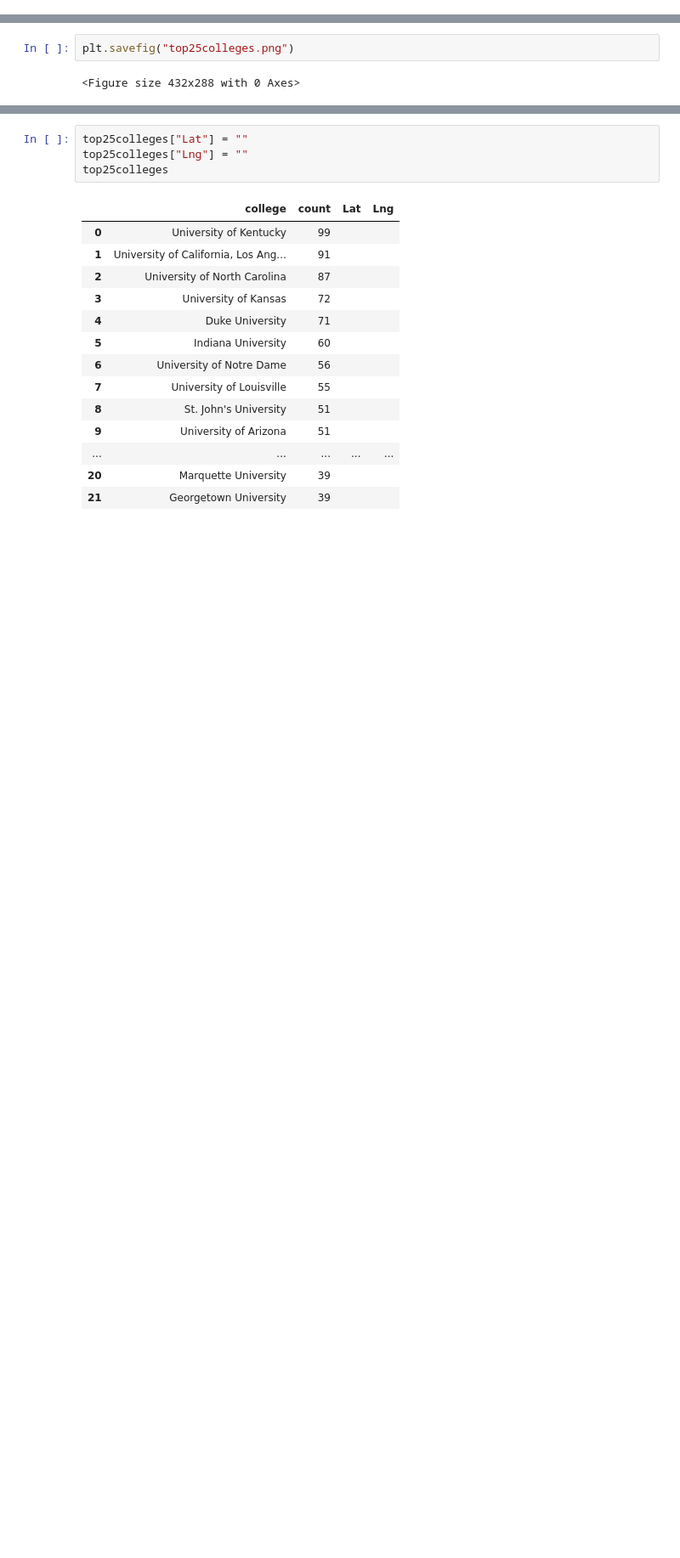
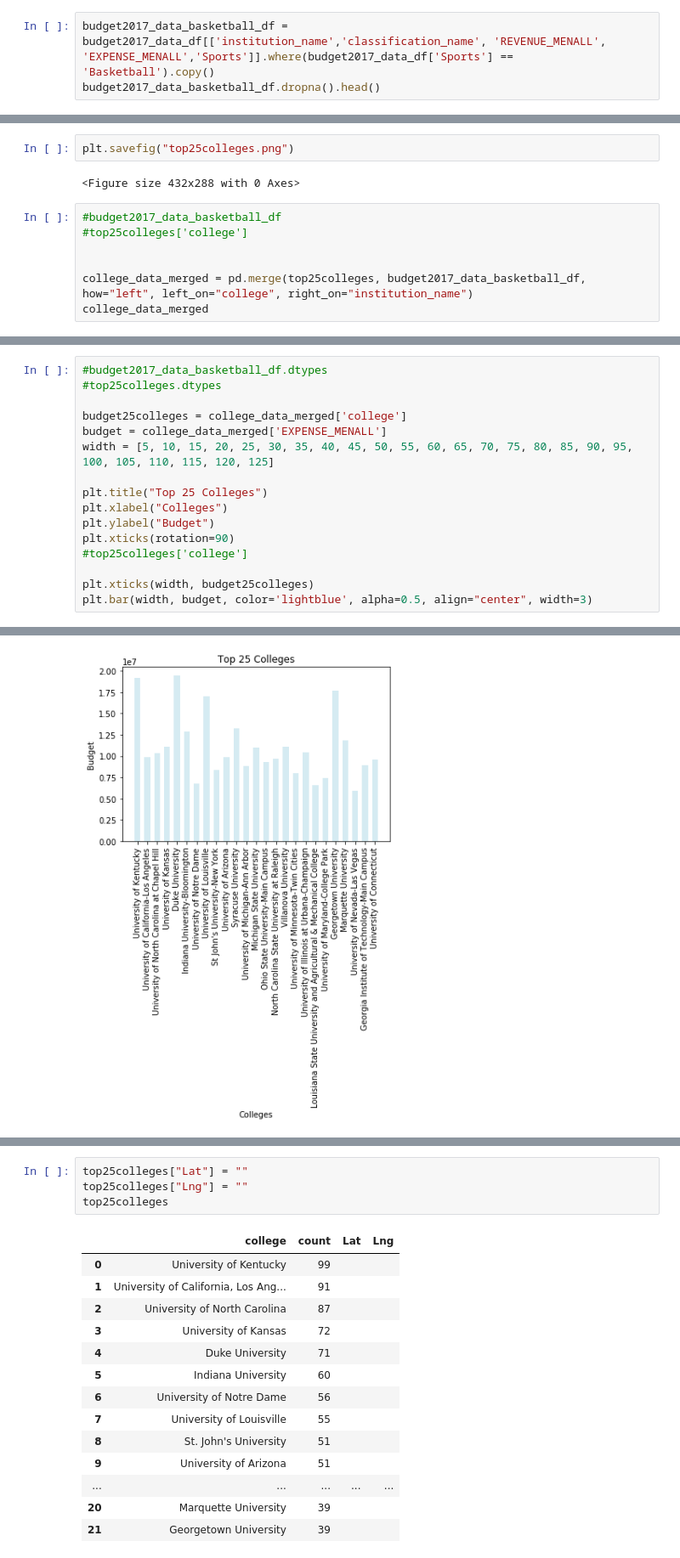
Before and after one commit to reedkm/project_one, a Jupyter notebook: player_heatmap.ipynb, the cells around one changed output, grey strips where cells are left out. Shown: that part at 85% size. Drawn from its saved outputs; the diff is of its cells as text; blank space fills up the shorter version.

```diff
--- a/player_heatmap.ipynb
+++ b/player_heatmap.ipynb
@@ -55,0 +80,3 @@ unique_college
+# %%
+budget2017_data_basketball_df = budget2017_data_df[['institution_name','classification_name', 'REVENUE_MENALL', 'EXPENSE_MENALL','Sports']].where(budget2017_data_df['Sports'] == 'Basketball').copy()
+budget2017_data_basketball_df.dropna().head()
@@ -189,3 +233,10 @@ plt.bar(width, bar25count, color='lightblue', alpha=0.5, align="center", width=3
 plt.savefig("top25colleges.png")
 # %% [output]
 <Figure size 432x288 with 0 Axes>
+# %%
+#budget2017_data_basketball_df
+#top25colleges['college']
+
+
+college_data_merged = pd.merge(top25colleges, budget2017_data_basketball_df, how="left", left_on="college", right_on="institution_name")
+college_data_merged
@@ -191,0 +261,17 @@ plt.savefig("top25colleges.png")
+# %%
+#budget2017_data_basketball_df.dtypes
+#top25colleges.dtypes
+
+budget25colleges = college_data_merged['college']
+budget = college_data_merged['EXPENSE_MENALL']
+width = [5, 10, 15, 20, 25, 30, 35, 40, 45, 50, 55, 60, 65, 70, 75, 80, 85, 90, 95, 100, 105, 110, 115, 120, 125]
+
+plt.title("Top 25 Colleges")
+plt.xlabel("Colleges")
+plt.ylabel("Budget")
+plt.xticks(rotation=90)
+#top25colleges['college']
+
+plt.xticks(width, budget25colleges)
+plt.bar(width, budget, color='lightblue', alpha=0.5, align="center", width=3)
+# %% [output]
@@ -191,0 +279 @@ plt.savefig("top25colleges.png")
+[figure, added]
```
Also changed, not shown: parts of 29 cells of this notebook.
